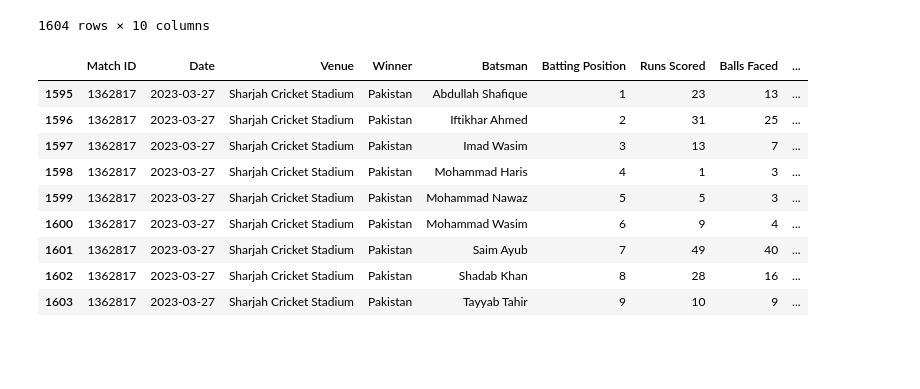
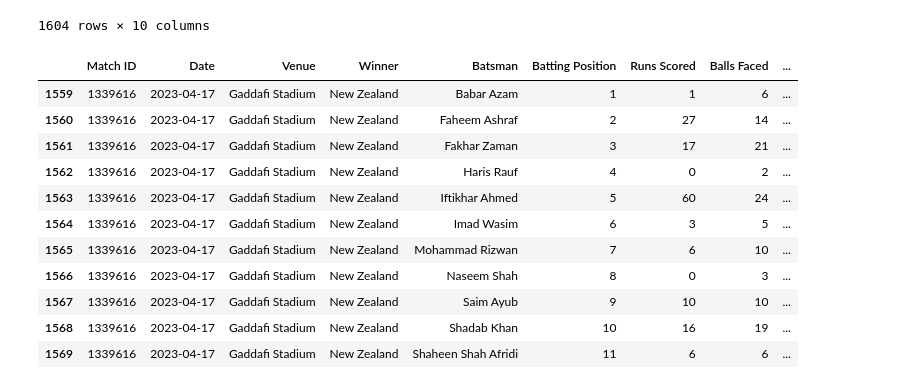
Before and after one commit to aliyan08/Perfomence-Based-Cricket-11-Selector-Using-Assoiciastion-Rule-Mining, a Jupyter notebook: DataCleaning.ipynb, the cells around one changed output. Saved outputs shown, nothing was run; the diff lists cells and outputs as text; code cells hidden in the pictures; blank space fills up the shorter version.

```diff
--- a/DataCleaning.ipynb
+++ b/DataCleaning.ipynb
@@ -783,15 +785,17 @@ PAK_Batsman_Matches_df
 | 1603 | 1362817 | 2023-03-27 | Sharjah Cricket Stadium | Pakistan | Tayyab Tahir | 9 | 10 | 9 | ... |
 1604 rows × 10 columns
 # %%
-PAK_Batsman_Matches_df[PAK_Batsman_Matches_df['Date'] == '2023-03-27']
+PAK_Batsman_Matches_df[PAK_Batsman_Matches_df['Date'] == '2023-04-17']
 # %% [output]
 |  | Match ID | Date | Venue | Winner | Batsman | Batting Position | Runs Scored | Balls Faced | ... |
-| 1595 | 1362817 | 2023-03-27 | Sharjah Cricket Stadium | Pakistan | Abdullah Shafique | 1 | 23 | 13 | ... |
-| 1596 | 1362817 | 2023-03-27 | Sharjah Cricket Stadium | Pakistan | Iftikhar Ahmed | 2 | 31 | 25 | ... |
-| 1597 | 1362817 | 2023-03-27 | Sharjah Cricket Stadium | Pakistan | Imad Wasim | 3 | 13 | 7 | ... |
-| 1598 | 1362817 | 2023-03-27 | Sharjah Cricket Stadium | Pakistan | Mohammad Haris | 4 | 1 | 3 | ... |
-| 1599 | 1362817 | 2023-03-27 | Sharjah Cricket Stadium | Pakistan | Mohammad Nawaz | 5 | 5 | 3 | ... |
-| 1600 | 1362817 | 2023-03-27 | Sharjah Cricket Stadium | Pakistan | Mohammad Wasim | 6 | 9 | 4 | ... |
-| 1601 | 1362817 | 2023-03-27 | Sharjah Cricket Stadium | Pakistan | Saim Ayub | 7 | 49 | 40 | ... |
-| 1602 | 1362817 | 2023-03-27 | Sharjah Cricket Stadium | Pakistan | Shadab Khan | 8 | 28 | 16 | ... |
-| 1603 | 1362817 | 2023-03-27 | Sharjah Cricket Stadium | Pakistan | Tayyab Tahir | 9 | 10 | 9 | ... |
+| 1559 | 1339616 | 2023-04-17 | Gaddafi Stadium | New Zealand | Babar Azam | 1 | 1 | 6 | ... |
+| 1560 | 1339616 | 2023-04-17 | Gaddafi Stadium | New Zealand | Faheem Ashraf | 2 | 27 | 14 | ... |
+| 1561 | 1339616 | 2023-04-17 | Gaddafi Stadium | New Zealand | Fakhar Zaman | 3 | 17 | 21 | ... |
+| 1562 | 1339616 | 2023-04-17 | Gaddafi Stadium | New Zealand | Haris Rauf | 4 | 0 | 2 | ... |
+| 1563 | 1339616 | 2023-04-17 | Gaddafi Stadium | New Zealand | Iftikhar Ahmed | 5 | 60 | 24 | ... |
+| 1564 | 1339616 | 2023-04-17 | Gaddafi Stadium | New Zealand | Imad Wasim | 6 | 3 | 5 | ... |
+| 1565 | 1339616 | 2023-04-17 | Gaddafi Stadium | New Zealand | Mohammad Rizwan | 7 | 6 | 10 | ... |
+| 1566 | 1339616 | 2023-04-17 | Gaddafi Stadium | New Zealand | Naseem Shah | 8 | 0 | 3 | ... |
+| 1567 | 1339616 | 2023-04-17 | Gaddafi Stadium | New Zealand | Saim Ayub | 9 | 10 | 10 | ... |
+| 1568 | 1339616 | 2023-04-17 | Gaddafi Stadium | New Zealand | Shadab Khan | 10 | 16 | 19 | ... |
+| 1569 | 1339616 | 2023-04-17 | Gaddafi Stadium | New Zealand | Shaheen Shah Afridi | 11 | 6 | 6 | ... |
```
Also changed, not shown: parts of 9 cells of this notebook, 1 other file.
